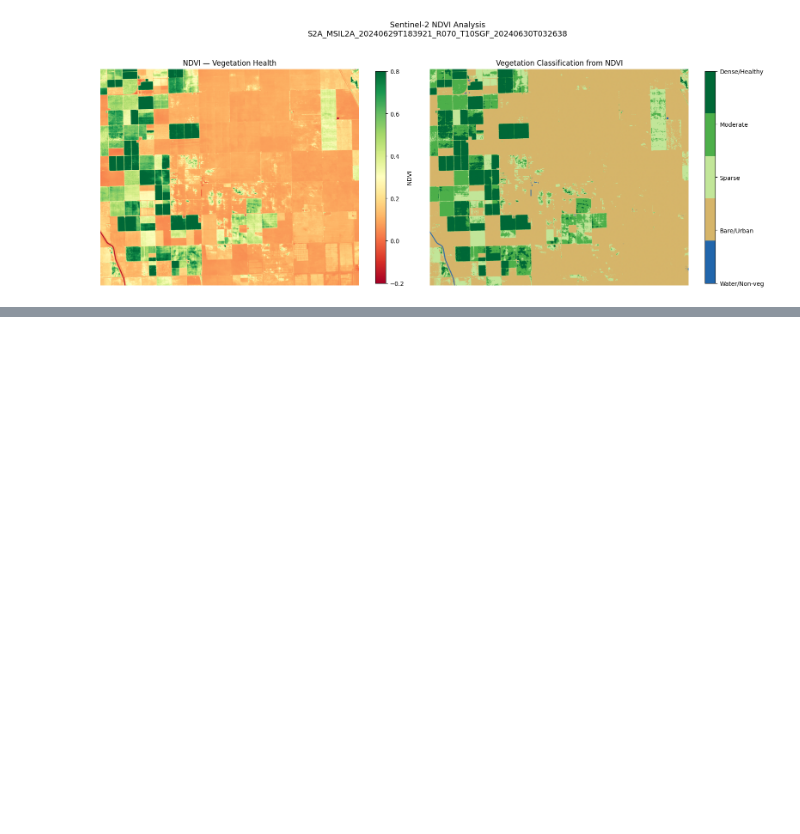
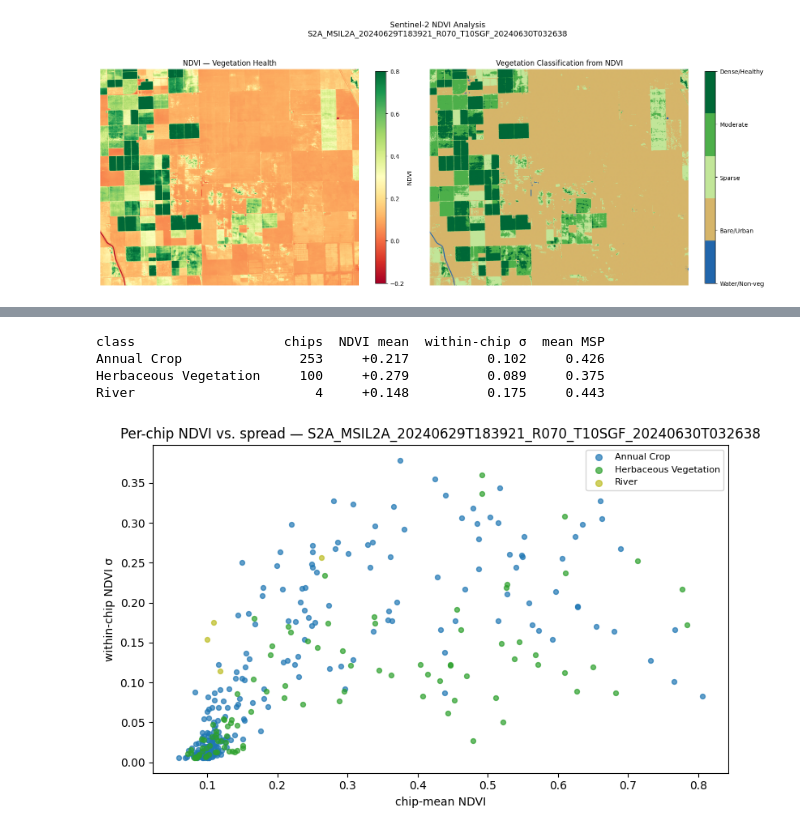
Before and after one commit to adityakher/eoml, a Jupyter notebook: notebooks/walkthrough.ipynb, the cells around one changed output, grey strips where cells are left out. Drawn from its saved outputs; the diff is of its cells as text; code cells hidden in the pictures; blank space fills up the shorter version.

```diff
--- a/notebooks/walkthrough.ipynb
+++ b/notebooks/walkthrough.ipynb
@@ -141,7 +148,9 @@ This is the bridge between the two halves of the project (`eoml.inference`). The
 CLI equivalent: `eoml-classify --bbox -120.5 36.6 -120.35 36.7 --datetime 2024-06-01/2024-06-30`
 # %%
 classifier = models.load_classifier(CHECKPOINT, device)
-class_map = inference.classify_scene(classifier, scene, device)
+class_map, confidence = inference.classify_scene(
+    classifier, scene, device, return_confidence=True
+)
 print(f"Class map: {class_map.shape} chips")
 
 viz.plot_class_map(class_map, title=f"Land cover — {item.id}");
@@ -168,9 +172,0 @@ The two views are independent — the classifier is learned, NDVI is a fixed for
-# %%
-from collections import Counter
-
-counts = Counter(class_map.values.ravel().tolist())
-for idx, n in counts.most_common():
-    print(f"{eurosat.CLASS_NAMES[idx]:25s} {n:4d} chips ({n / class_map.size:.0%})")
-
-print(f"\nScene mean NDVI: {float(ndvi_da.mean()):.2f}")
-print(f"Vegetated fraction (NDVI >= 0.2): {float((ndvi_da >= 0.2).mean()):.0%}")
@@ -183,0 +182,20 @@ Vegetated fraction (NDVI >= 0.2): 29%
+# %%
+ndvi_mean, ndvi_std = inference.chip_stats(ndvi_da, class_map)
+
+print(f"{'class':22s} {'chips':>6s} {'NDVI mean':>10s} {'within-chip σ':>14s} {'mean MSP':>9s}")
+for idx in np.unique(class_map.values):
+    m = class_map.values == idx
+    print(f"{eurosat.CLASS_NAMES[idx]:22s} {int(m.sum()):6d} "
+          f"{ndvi_mean.values[m].mean():+10.3f} {ndvi_std.values[m].mean():14.3f} "
+          f"{confidence.values[m].mean():9.3f}")
+
+viz.plot_ndvi_class_scatter(
+    class_map, ndvi_mean, ndvi_std,
+    title=f"Per-chip NDVI vs. spread — {item.id}",
+);
+# %% [output]
+class                   chips  NDVI mean  within-chip σ  mean MSP
+Annual Crop               253     +0.217          0.102     0.426
+Herbaceous Vegetation     100     +0.279          0.089     0.375
+River                       4     +0.148          0.175     0.443
+[figure, added]
```
Also changed, not shown: parts of 21 cells of this notebook, 8 other files.
